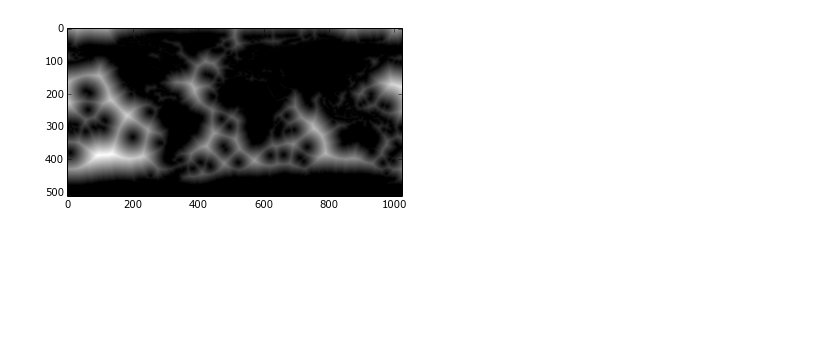
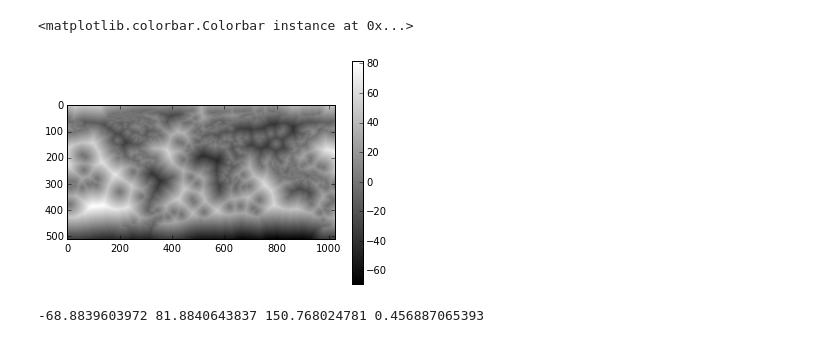
Before and after one commit to hughes/world, a Jupyter notebook: distfunctest.ipynb, the cells around one changed output. Saved outputs shown, nothing was run; the diff lists cells and outputs as text; code cells hidden in the pictures; blank space fills up the shorter version.

Commit message:
Signed distance functions (0=0.456887065393)

```diff
--- a/distfunctest.ipynb
+++ b/distfunctest.ipynb
@@ -18,5 +19,5 @@ img
 # %%
-nearest = [[[None, None] if x > 0 else [i, j] for j, x in enumerate(row)] for i, row in enumerate(source)]
+nearest = [[[None, None] for j, x in enumerate(row)] for i, row in enumerate(source)]
 # %%
 def dist2(i1, j1, i2, j2):
     di = i2 - i1
@@ -47,28 +56,48 @@ def do_iteration():
                 j2 = j + s[1]
 
                 if i2 >= 0 and i2 < len(nearest) and j2 >= 0 and j2 < len(row):
-                    if not is_blank(nearest[i2][j2]):
+                    if different_domain(i, j, i2, j2):
+                        candidates.append([i2, j2])
+                    elif not is_blank(nearest[i2][j2]):
                         candidates.append([i2, j2])
 
             min_dist = None
             min_c = None
+            do_copy = False
+
+
             for c in candidates:
-                p = nearest[c[0]][c[1]]
-                dist = dist2(i, j, p[0], p[1])
+                if different_domain(i, j, c[0], c[1]):
+                    dist = dist2(i, j, c[0], c[1])
+                    local_do_copy = True
+                else:
+                    p = nearest[c[0]][c[1]]
+                    dist = dist2(i, j, p[0], p[1])
+                    local_do_copy = False
                 if min_dist is None or dist < min_dist:
                     min_dist = dist
                     min_c = c
+                    do_copy = local_do_copy
 
-            if min_c and nearest[min_c[0]][min_c[1]] != nearest[i][j]:
+            if do_copy:
+                different = min_c and not is_equal(min_c, nearest[i][j])
+            else:
+                different = min_c and not is_equal(nearest[min_c[0]][min_c[1]], nearest[i][j])
+            if min_c and different:
                 changed += 1
-                nearest[i][j] = nearest[min_c[0]][min_c[1]]
+                if do_copy:
+                    nearest[i][j] = min_c
+                else:
+                    nearest[i][j] = nearest[min_c[0]][min_c[1]]
 
     return changed
 # %%
 changed = True
 i = 0
-while i < 100 and changed:
+old_changed = False
+while i < 100 and changed and old_changed != changed:
+    old_changed = changed
     changed = do_iteration()
+    print changed, i
     i += 1
-    print changed, i
 # %% [output]
@@ -76,9 +121,20 @@ while i < 100 and changed:
 # %%
 dist = [[math.sqrt(dist2(i, j, c[0], c[1])) for j, c in enumerate(row)] for i, row in enumerate(nearest)]
+signed_dist = np.multiply(dist, domains)
 # %%
 %matplotlib inline
 fig, ax = plt.subplots()
-img = ax.imshow(dist, cmap='gray')
+img = ax.imshow(signed_dist, cmap='gray')
+plt.colorbar(img)
 # %% [output]
+<matplotlib.colorbar.Colorbar instance at 0x...>
-[figure, old version]
+[figure, new version]
+# %%
+min_dist = min([min(d) for d in signed_dist])
+max_dist = max([max(d) for d in signed_dist])
+total_dist = max_dist - min_dist
+neutral = abs(min_dist) / total_dist
+print min_dist, max_dist, total_dist, neutral
+# %% [output]
+-68.8839603972 81.8840643837 150.768024781 0.456887065393
 # %%
```
Also changed, not shown: parts of 5 cells of this notebook, 2 other files.
